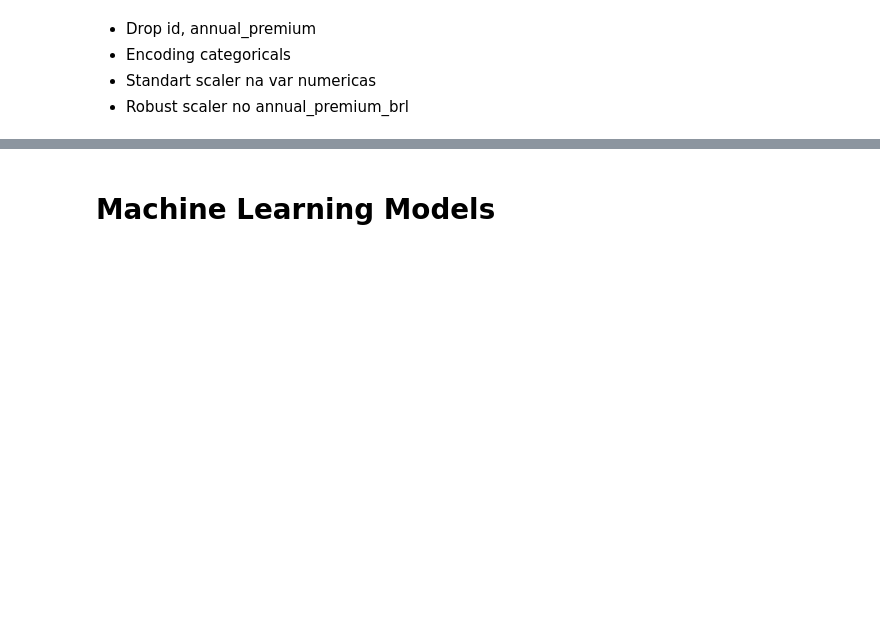
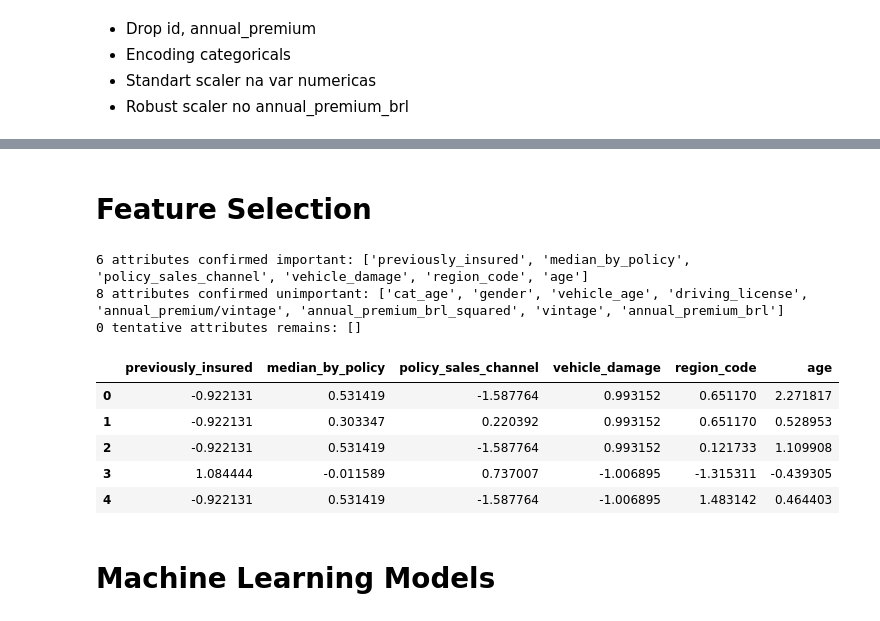
Before and after one commit to bruno154/health_insurence_cross_sell_project, a Jupyter notebook: pa004_health_insurance_cross_sell.ipynb, the cells around one changed output, grey strips where cells are left out. Drawn from its saved outputs; the diff is of its cells as text; code cells hidden in the pictures; blank space fills up the shorter version.

```diff
--- a/pa004_health_insurance_cross_sell.ipynb
+++ b/pa004_health_insurance_cross_sell.ipynb
@@ -1236,2 +1250,29 @@ Xvalid_smt.head()
+# %% [markdown]
+# Feature Selection
+# %%
+# Modelo
+model = lgb.LGBMClassifier()
+
+#Selecionador de Features
+Feature_Selector = BorutaShap(model=model,
+                              importance_measure='shap',
+                              classification=True, )
+
+Feature_Selector.fit(X=Xtrain_smt,y=ytrain_smt, n_trials=10, random_state=1)
+# %% [output]
+6 attributes confirmed important: ['previously_insured', 'median_by_policy', 'policy_sales_channel', 'vehicle_damage', 'region_code', 'age']
+8 attributes confirmed unimportant: ['cat_age', 'gender', 'vehicle_age', 'driving_license', 'annual_premium/vintage', 'annual_premium_brl_squared', 'vintage', 'annual_premium_brl']
+0 tentative attributes remains: []
+# %%
+# Visualizando as variáveis selecioandas
+X_subset = Feature_Selector.Subset()
+X_subset.head()
+# %% [output]
+|  | previously_insured | median_by_policy | policy_sales_channel | vehicle_damage | region_code | age |
+| 0 | -0.922131 | 0.531419 | -1.587764 | 0.993152 | 0.651170 | 2.271817 |
+| 1 | -0.922131 | 0.303347 | 0.220392 | 0.993152 | 0.651170 | 0.528953 |
+| 2 | -0.922131 | 0.531419 | -1.587764 | 0.993152 | 0.121733 | 1.109908 |
+| 3 | 1.084444 | -0.011589 | 0.737007 | -1.006895 | -1.315311 | -0.439305 |
+| 4 | -0.922131 | 0.531419 | -1.587764 | -1.006895 | 1.483142 | 0.464403 |
 # %% [markdown]
 # Machine Learning Models
```
Also changed, not shown: parts of 22 cells of this notebook, 15 other files.
